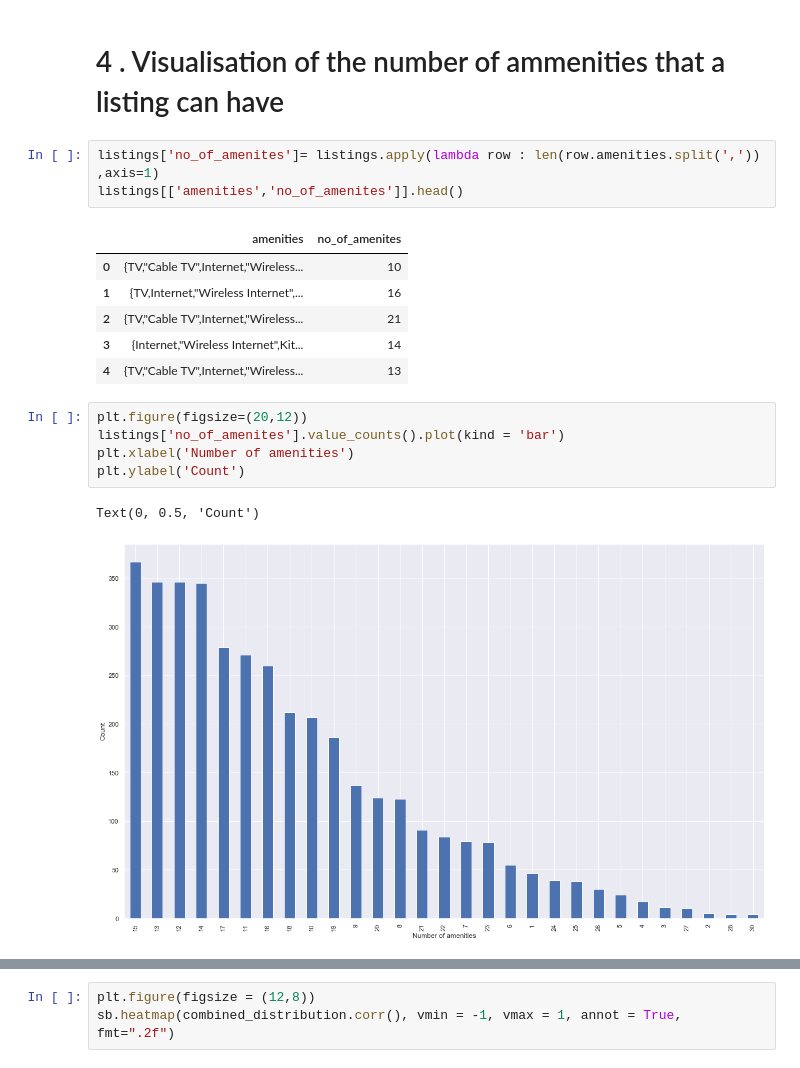
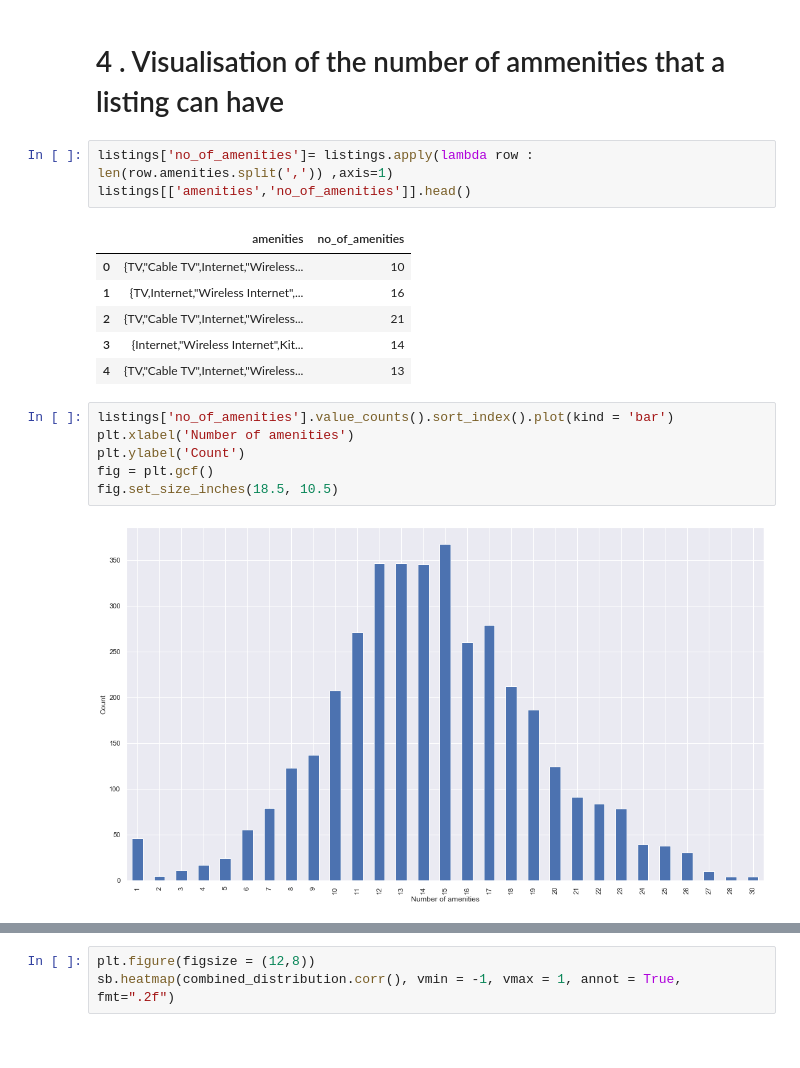
Before and after one commit to CaedenZ/CZ1015miniproject, a Jupyter notebook: main.ipynb, the cells around one changed output, grey strips where cells are left out. Saved outputs shown, nothing was run; the diff lists cells and outputs as text.

```diff
--- a/AirBnB_Seattle.ipynb
+++ b/main.ipynb
@@ -209,22 +209,22 @@ price_and_count_distribution.rename(columns ={'price':'Average Price/day'}).sort
 # %% [markdown]
 # 4 . Visualisation of the number of ammenities that a listing can have
 # %%
-listings['no_of_amenites']= listings.apply(lambda row : len(row.amenities.split(',')) ,axis=1)
-listings[['amenities','no_of_amenites']].head()
+listings['no_of_amenities']= listings.apply(lambda row : len(row.amenities.split(',')) ,axis=1)
+listings[['amenities','no_of_amenities']].head()
 # %% [output]
-|  | amenities | no_of_amenites |
+|  | amenities | no_of_amenities |
 | 0 | {TV,"Cable TV",Internet,"Wireless... | 10 |
 | 1 | {TV,Internet,"Wireless Internet",... | 16 |
 | 2 | {TV,"Cable TV",Internet,"Wireless... | 21 |
 | 3 | {Internet,"Wireless Internet",Kit... | 14 |
 | 4 | {TV,"Cable TV",Internet,"Wireless... | 13 |
 # %%
-plt.figure(figsize=(20,12))
-listings['no_of_amenites'].value_counts().plot(kind = 'bar')
+listings['no_of_amenities'].value_counts().sort_index().plot(kind = 'bar')
 plt.xlabel('Number of amenities')
 plt.ylabel('Count')
+fig = plt.gcf()
+fig.set_size_inches(18.5, 10.5)
 # %% [output]
-Text(0, 0.5, 'Count')
-[figure, old version]
+[figure, new version]
 # %%
 # create a duplicate copy so that we will not affect the original copy
```
Also changed, not shown: parts of 29 cells of this notebook.
